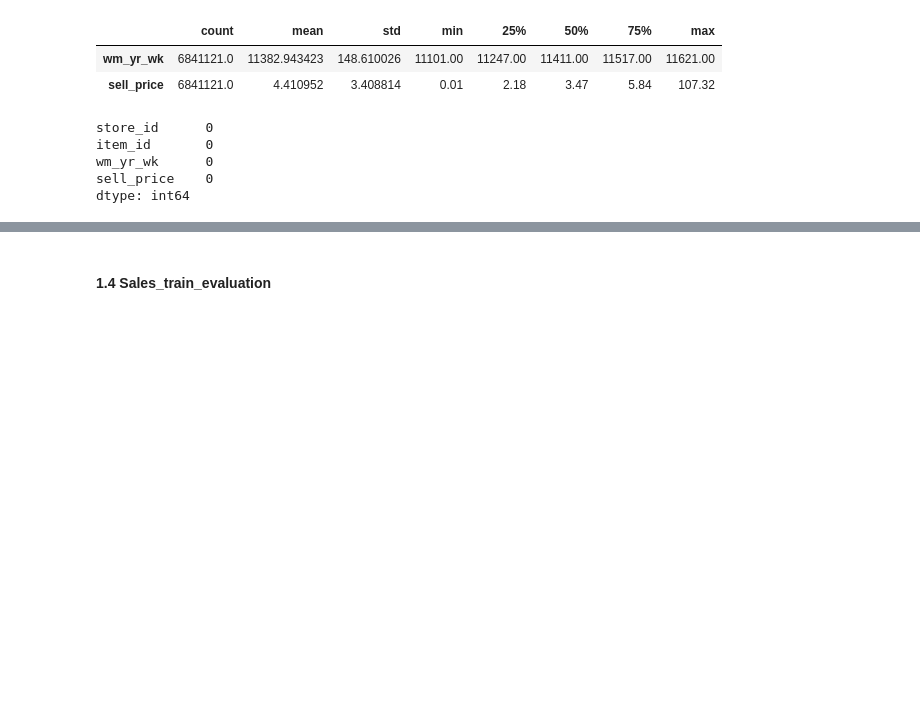
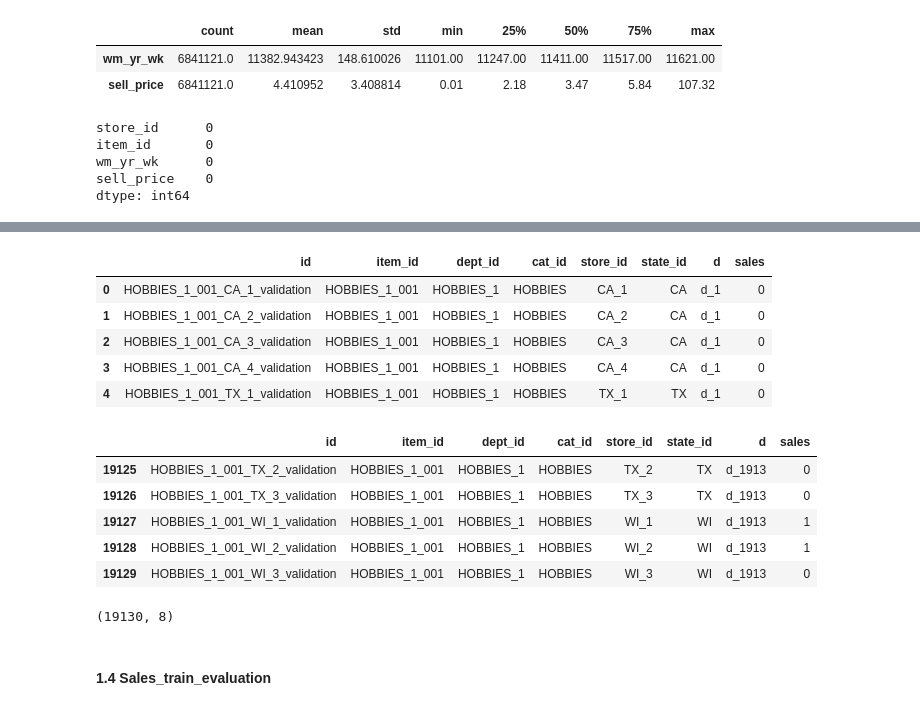
Before and after one commit to ionahu08/M5Forecasting_Accuracy, a Jupyter notebook: code/project_M5.ipynb, the cells around one changed output, grey strips where cells are left out. Drawn from its saved outputs; the diff is of its cells as text; code cells hidden in the pictures; blank space fills up the shorter version.

```diff
--- a/code/project_M5.ipynb
+++ b/code/project_M5.ipynb
@@ -208,13 +245,28 @@ display(sales_train_val.isnull().sum().T)
 # %%
 # Pivot the dataframe d1 to d1913 to rows
 sales_train_val_T = sales_train_val.melt(
     id_vars=['id', 'item_id', 'dept_id', 'cat_id', 'store_id', 'state_id'],
     value_vars=sales_train_val.columns[sales_train_val.columns.get_loc('d_1'):sales_train_val.columns.get_loc('d_1913')+1],
     var_name='d',
     value_name='sales'
 )
 display(sales_train_val_T.head())
 display(sales_train_val_T.tail())
+display(sales_train_val_T.shape)
+# %% [output]
+|  | id | item_id | dept_id | cat_id | store_id | state_id | d | sales |
+| 0 | HOBBIES_1_001_CA_1_validation | HOBBIES_1_001 | HOBBIES_1 | HOBBIES | CA_1 | CA | d_1 | 0 |
+| 1 | HOBBIES_1_001_CA_2_validation | HOBBIES_1_001 | HOBBIES_1 | HOBBIES | CA_2 | CA | d_1 | 0 |
+| 2 | HOBBIES_1_001_CA_3_validation | HOBBIES_1_001 | HOBBIES_1 | HOBBIES | CA_3 | CA | d_1 | 0 |
+| 3 | HOBBIES_1_001_CA_4_validation | HOBBIES_1_001 | HOBBIES_1 | HOBBIES | CA_4 | CA | d_1 | 0 |
+| 4 | HOBBIES_1_001_TX_1_validation | HOBBIES_1_001 | HOBBIES_1 | HOBBIES | TX_1 | TX | d_1 | 0 |
+|  | id | item_id | dept_id | cat_id | store_id | state_id | d | sales |
+| 19125 | HOBBIES_1_001_TX_2_validation | HOBBIES_1_001 | HOBBIES_1 | HOBBIES | TX_2 | TX | d_1913 | 0 |
+| 19126 | HOBBIES_1_001_TX_3_validation | HOBBIES_1_001 | HOBBIES_1 | HOBBIES | TX_3 | TX | d_1913 | 0 |
+| 19127 | HOBBIES_1_001_WI_1_validation | HOBBIES_1_001 | HOBBIES_1 | HOBBIES | WI_1 | WI | d_1913 | 1 |
+| 19128 | HOBBIES_1_001_WI_2_validation | HOBBIES_1_001 | HOBBIES_1 | HOBBIES | WI_2 | WI | d_1913 | 1 |
+| 19129 | HOBBIES_1_001_WI_3_validation | HOBBIES_1_001 | HOBBIES_1 | HOBBIES | WI_3 | WI | d_1913 | 0 |
+(19130, 8)
 # %% [markdown]
 #### 1.4 Sales_train_evaluation
 # %%
```
Also changed, not shown: parts of 14 cells of this notebook.
